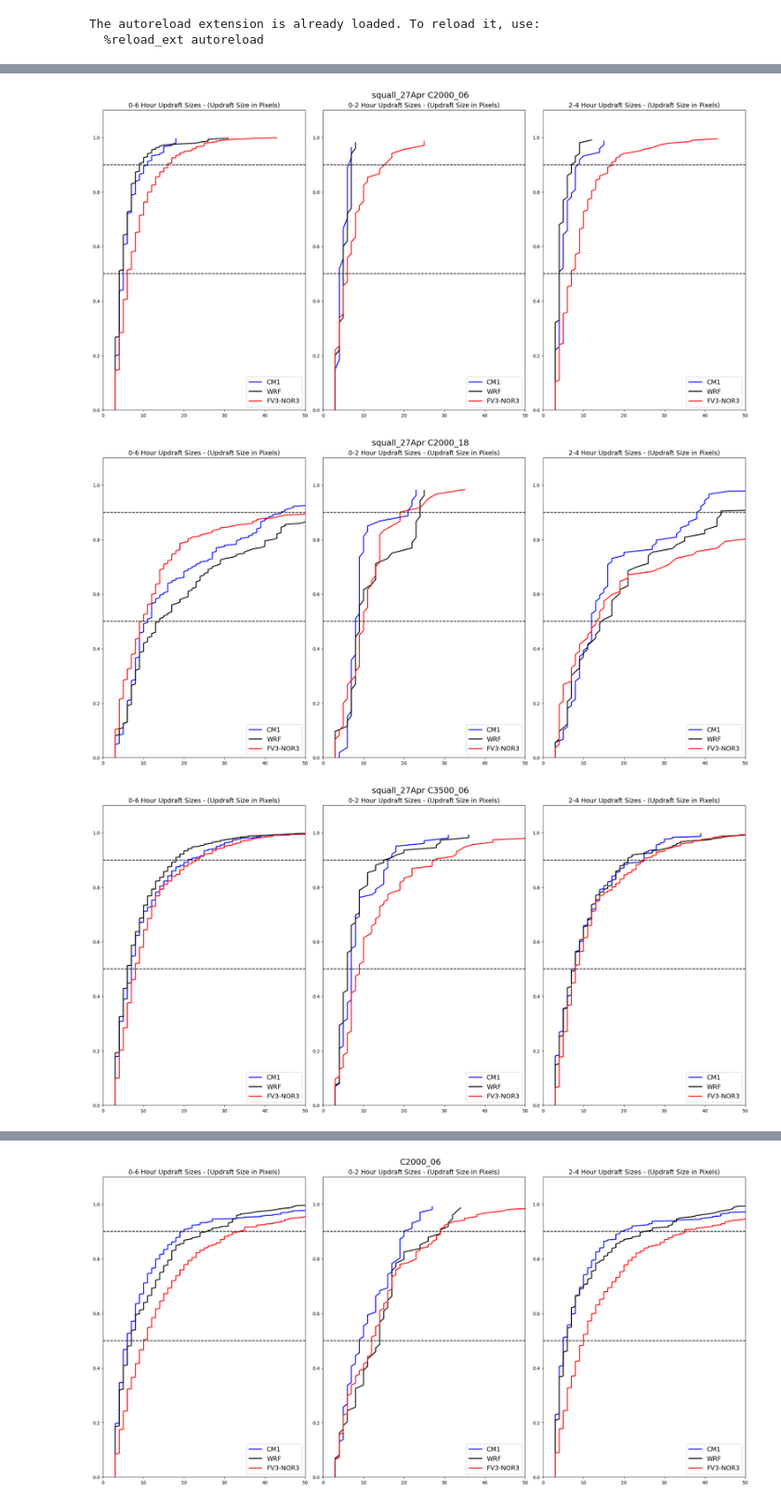
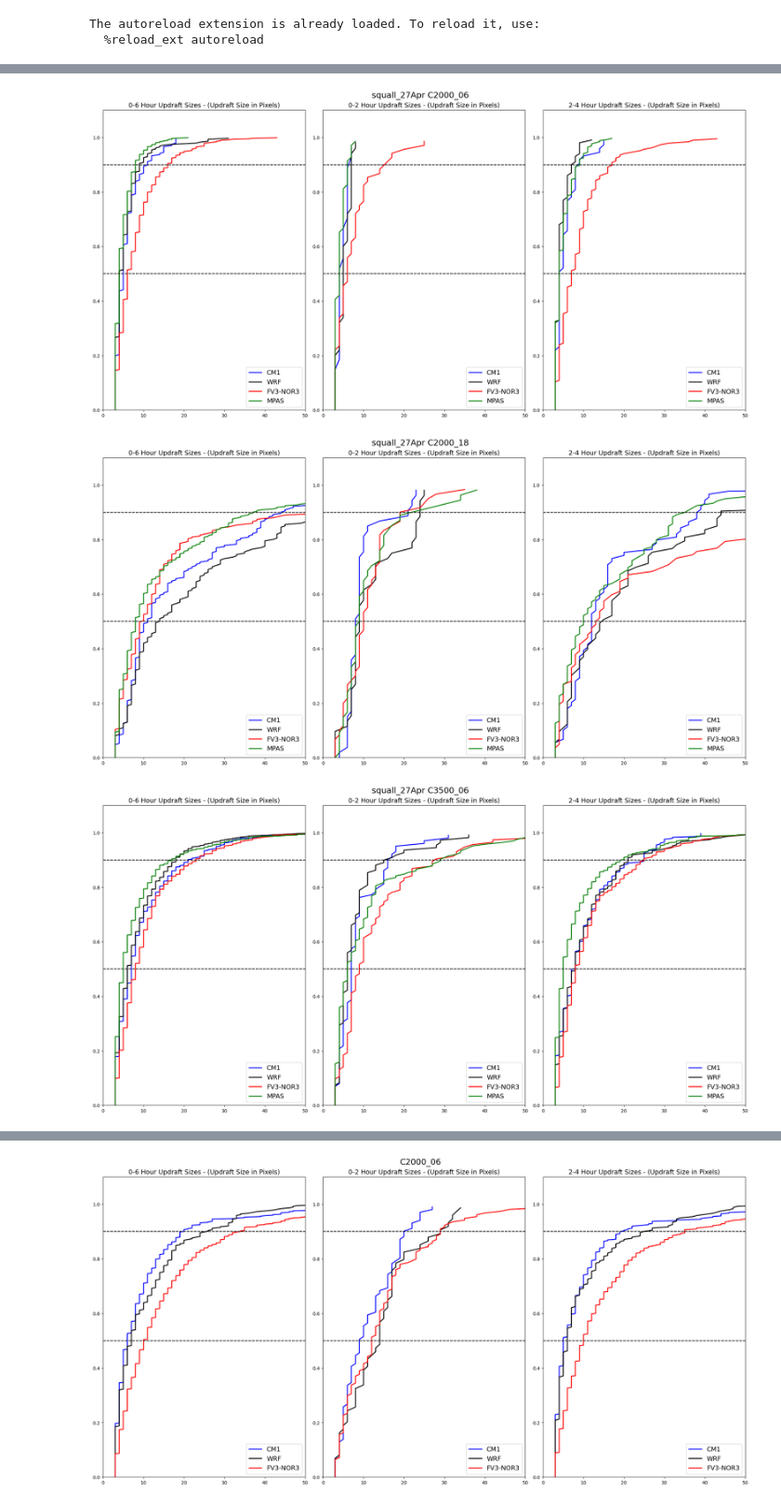
Before and after one commit to louiswicker/CAM_analysis_tools, a Jupyter notebook: ideal_cases/squall_line_profiles_V2.ipynb, the cells around one changed output, grey strips where cells are left out. Shown at 93% size. Drawn from its saved outputs; the diff is of its cells as text; code cells hidden in the pictures.

```diff
--- a/ideal_cases/squall_line_profiles_V2.ipynb
+++ b/ideal_cases/squall_line_profiles_V2.ipynb
@@ -194,6 +196,9 @@ def plot_sizes_driver(models, plabel=""):
                     if key == 'wrf':
                         ax[n].plot(ss, zhgt, color='k', label='WRF', linewidth=2.0)
 
+                    if key == 'mpas':
+                        ax[n].plot(ss, zhgt, color='g', label='MPAS', linewidth=2.0)
+
                     ax[n].set_title("%s - (Updraft Size in Pixels)" % (titles[n]), fontsize=14)
                     ax[n].axhline(y=0.5, color='k', linestyle='--')
                     ax[n].axhline(y=0.9,  color='k', linestyle='--')
@@ -205,30 +210,31 @@ def plot_sizes_driver(models, plabel=""):
             plt.suptitle("%s %s" % (plabel, label), fontsize=18)
 # %%
 
-models = { 'cm1': pickle2Obj('profiles/cm1_squall_3km_27Apr.pkl',retObj=False),
-           'wrf': pickle2Obj('profiles/wrf_squall_3km_27Apr.pkl', retObj=False),
-           'solo': pickle2Obj('profiles/solo_squall_3km_27Apr.pkl',retObj=False),
+models = { 'cm1': pickle2Obj('profiles/cm1_squall_3km_35dbz.pkl',retObj=False),
+           'wrf': pickle2Obj('profiles/wrf_squall_3km_35dbz.pkl', retObj=False),
+           'solo': pickle2Obj('profiles/solo_squall_3km_35dbz.pkl',retObj=False),
+           'mpas': pickle2Obj('profiles/mpas_squall_3km_13Jun.pkl',retObj=False),
            # 'solo2': pickle2Obj('profiles/solo_squall_3km_nord2_35dbz_profiles.pkl',retObj=False),
            # 'solo1': pickle2Obj('profiles/solo_squall_3km_nord1_35dbz_profiles.pkl',retObj=False)
          }
 
 plot_sizes_driver( models, plabel = 'squall_27Apr' )
 
-models = { 'cm1': pickle2Obj('profiles/cm1_squall_3km_35dbz_profiles.pkl',retObj=False),
-           'wrf': pickle2Obj('profiles/wrf_squall_3km_35dbz_profiles.pkl', retObj=False),
-           'solo': pickle2Obj('profiles/solo_squall_3km_35dbz_profiles.pkl',retObj=False),
-           # 'solo2': pickle2Obj('profiles/solo_squall_3km_nord2_35dbz_profiles.pkl',retObj=False),
-           # 'solo1': pickle2Obj('profiles/solo_squall_3km_nord1_35dbz_profiles.pkl',retObj=False)
-         }
+# models = { 'cm1': pickle2Obj('profiles/cm1_squall_3km_35dbz_profiles.pkl',retObj=False),
+#            'wrf': pickle2Obj('profiles/wrf_squall_3km_35dbz_profiles.pkl', retObj=False),
+#            'solo': pickle2Obj('profiles/solo_squall_3km_35dbz_profiles.pkl',retObj=False),
+#            # 'solo2': pickle2Obj('profiles/solo_squall_3km_nord2_35dbz_profiles.pkl',retObj=False),
+#            # 'solo1': pickle2Obj('profiles/solo_squall_3km_nord1_35dbz_profiles.pkl',retObj=False)
+#          }
 
-models = { 'cm1': pickle2Obj('profiles/solo_squall_3km_27Apr.pkl',retObj=False),
-           'solo': pickle2Obj('profiles/solo_squall_3km_35dbz_profiles.pkl',retObj=False),
-           # 'solo2': pickle2Obj('profiles/solo_squall_3km_nord2_35dbz_profiles.pkl',retObj=False),
-           # 'solo1': pickle2Obj('profiles/solo_squall_3km_nord1_35dbz_profiles.pkl',retObj=False)
-         }
+# models = { 'cm1': pickle2Obj('profiles/solo_squall_3km_27Apr.pkl',retObj=False),
+#            'solo': pickle2Obj('profiles/solo_squall_3km_35dbz_profiles.pkl',retObj=False),
+#            # 'solo2': pickle2Obj('profiles/solo_squall_3km_nord2_35dbz_profiles.pkl',retObj=False),
+#            # 'solo1': pickle2Obj('profiles/solo_squall_3km_nord1_35dbz_profiles.pkl',retObj=False)
+#          }
 
-plot_sizes_driver( models, plabel = 'squall_comparison' )
+# plot_sizes_driver( models, plabel = 'squall_comparison' )
 # %% [output]
-[figure, old version]
+[figure, new version]
-[figure, old version]
+[figure, new version]
-[figure, old version]
+[figure, new version]
```
Also changed, not shown: parts of 3 cells of this notebook, 8 other files.
